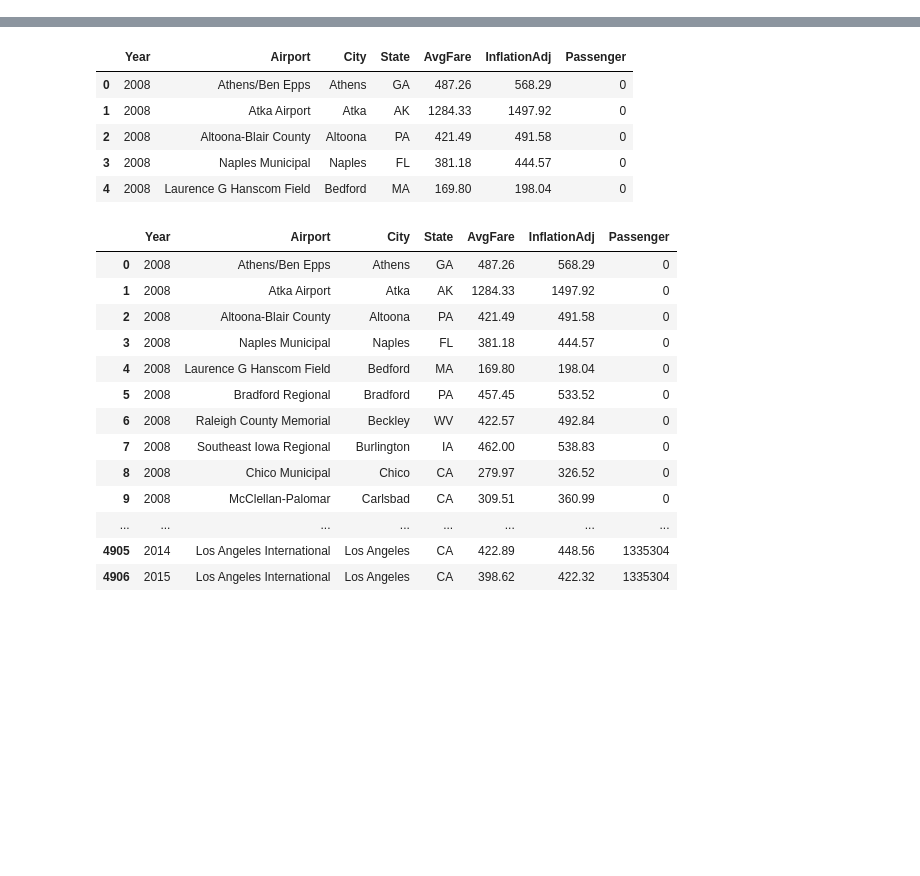
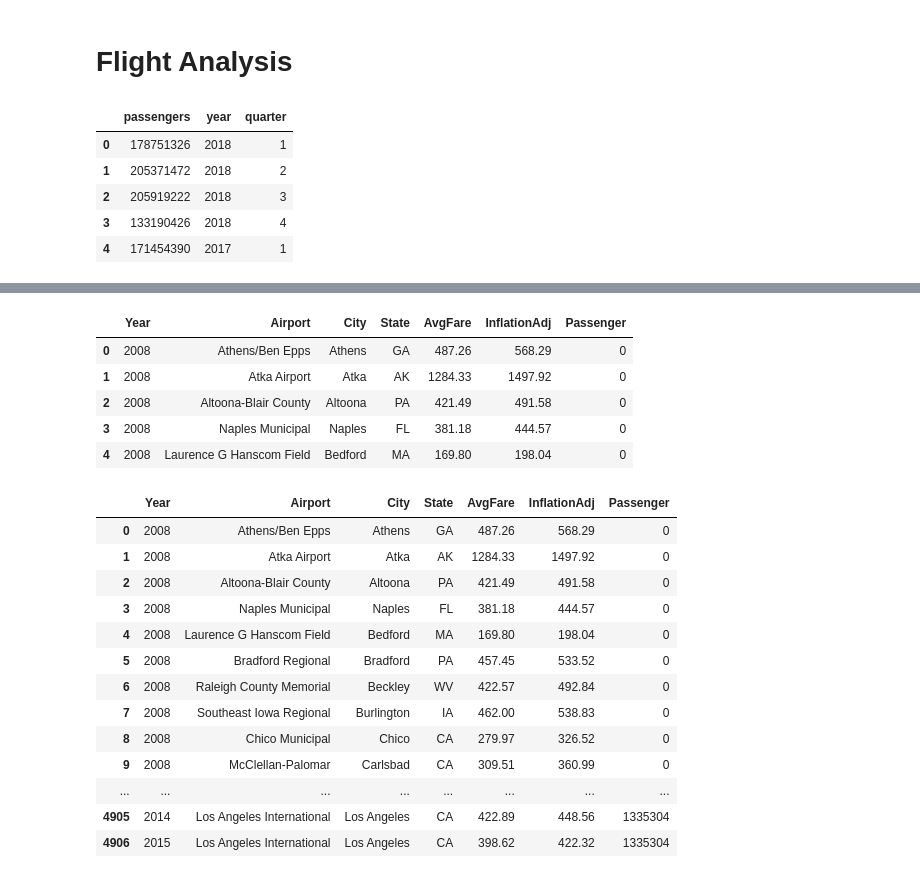
Before and after one commit to darstsharon/Flight_Cost_Analysis, a Jupyter notebook: FlightProject.ipynb, the cells around one changed output, grey strips where cells are left out. Saved outputs shown, nothing was run; the diff lists cells and outputs as text; code cells hidden in the pictures; blank space fills up the shorter version.

```diff
--- a/FlightProject.ipynb
+++ b/FlightProject.ipynb
@@ -1,3 +1,5 @@
+# %% [markdown]
+# Flight Analysis
 # %%
 #Import dependencies
 %matplotlib inline
@@ -11,0 +15,9 @@ flightdata = pd.read_csv("data/avgaf.csv")
+# %%
+passengerdata.head()
+# %% [output]
+|  | passengers | year | quarter |
+| 0 | 178751326 | 2018 | 1 |
+| 1 | 205371472 | 2018 | 2 |
+| 2 | 205919222 | 2018 | 3 |
+| 3 | 133190426 | 2018 | 4 |
+| 4 | 171454390 | 2017 | 1 |
```
Also changed, not shown: parts of 4 cells of this notebook, 1 other file.
